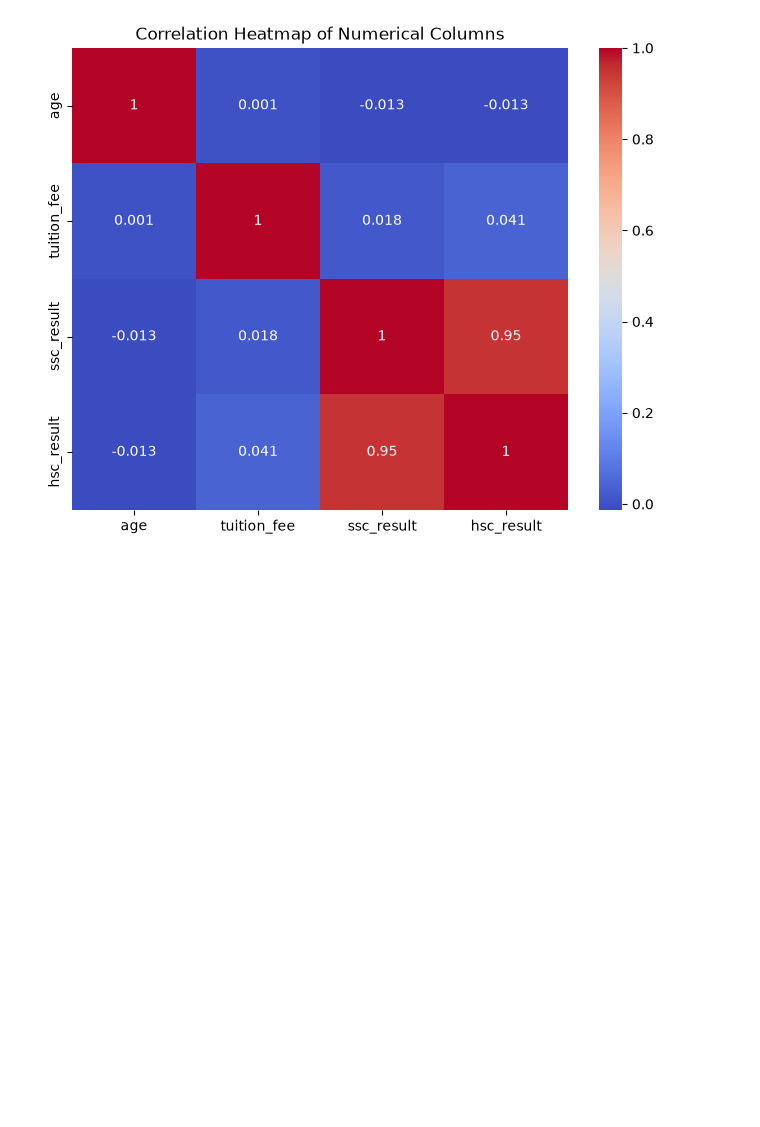
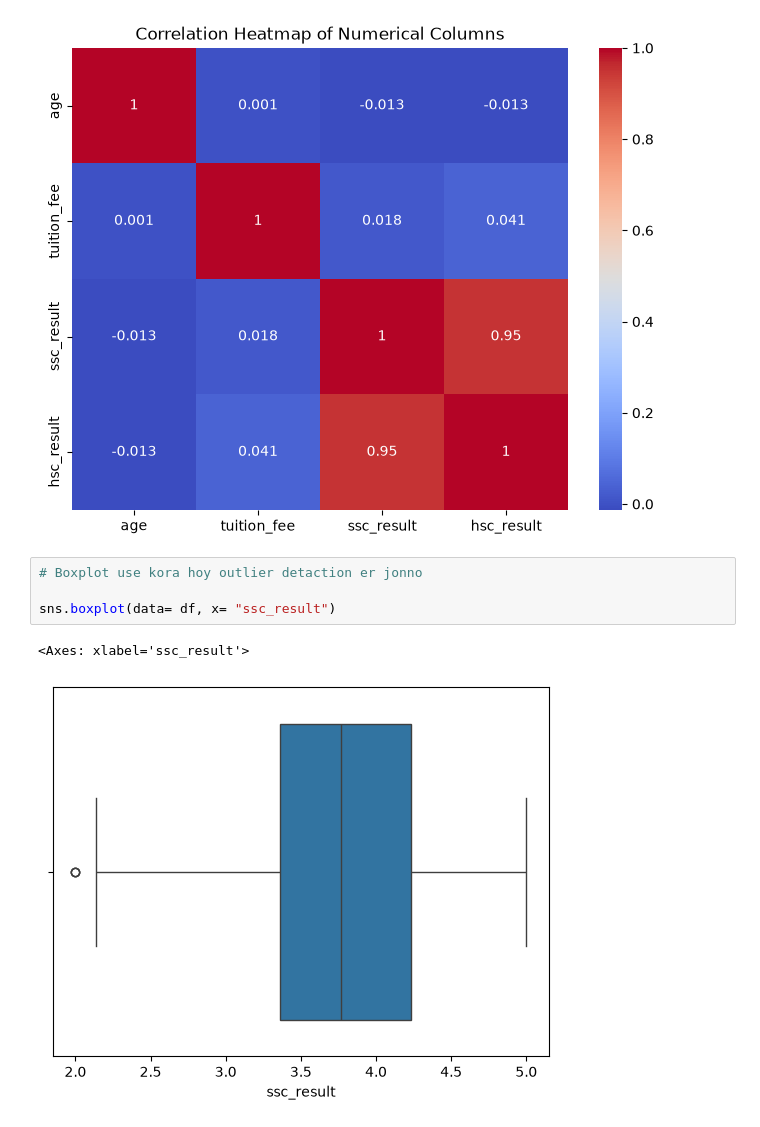
Before and after one commit to sirajulislam16/Machine-Learning, a Jupyter notebook: ML Classes Topic/multiple_linearRegression_scikitLearn.ipynb, the cells around one changed output. Saved outputs shown, nothing was run; the diff lists cells and outputs as text; blank space fills up the shorter version.

Commit message:
boxplot for age, ssc_result, hsc_result, and tuition_fee

```diff
--- a/ML Classes Topic/multiple_linearRegression_scikitLearn.ipynb
+++ b/ML Classes Topic/multiple_linearRegression_scikitLearn.ipynb
@@ -165,3 +165,10 @@ plt.title("Correlation Heatmap of Numerical Columns")
 # %% [output]
 Text(0.5, 1.0, 'Correlation Heatmap of Numerical Columns')
 [figure]
+# %%
+# Boxplot use kora hoy outlier detaction er jonno
+
+sns.boxplot(data= df, x= "ssc_result")
+# %% [output]
+<Axes: xlabel='ssc_result'>
+[figure, added]
```
Also changed, not shown: parts of 3 cells of this notebook.
